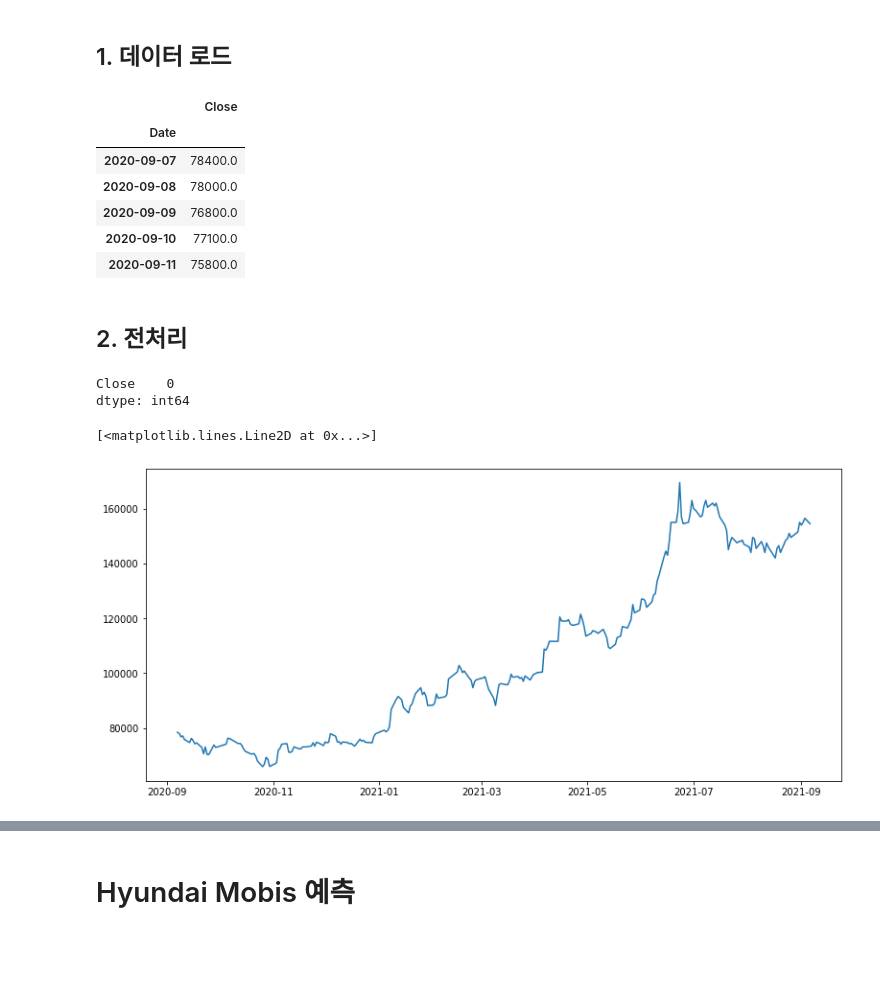
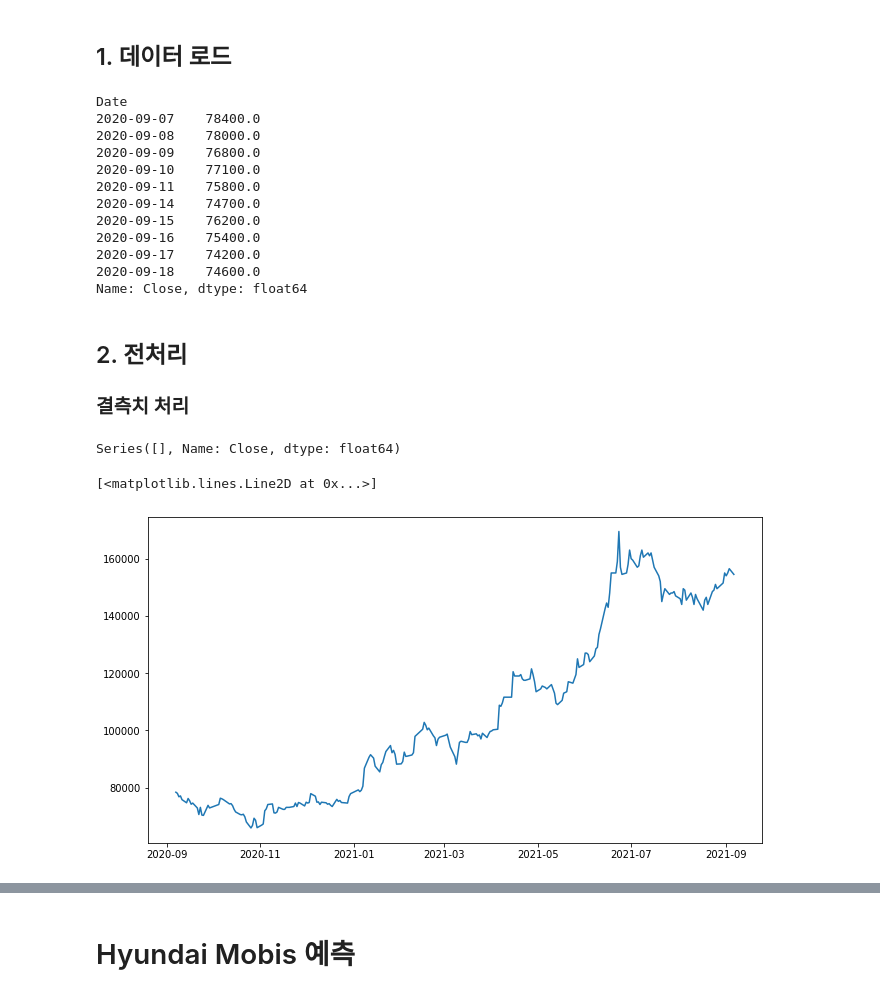
Before and after one commit to hyelimchoi1223/AIFFEL, a Jupyter notebook: exploration/[E-14]Predict_stock_using_ARIMA.ipynb, the cells around one changed output, grey strips where cells are left out. Cells and saved outputs as stored; diff of their text form; code cells hidden in the pictures; blank space fills up the shorter version.

```diff
--- a/exploration/[E-14]Predict_stock_using_ARIMA.ipynb
+++ b/exploration/[E-14]Predict_stock_using_ARIMA.ipynb
@@ -204,25 +400,30 @@ ts_log.index.min(), ts_log.index.max()
 ## 1. 데이터 로드
 # %%
 stockpath = os.getenv('HOME')+'/aiffel/stock_prediction/035720.KS.csv'
-ts = pd.read_csv(stockpath, index_col='Date', usecols=['Close','Date'],parse_dates=True)
-
-ts.head()
+ts = pd.read_csv(stockpath, index_col='Date', parse_dates=True)
+ts = ts['Close']
+ts.head(10)
 # %% [output]
-|  | Close |
-| Date |  |
-| 2020-09-07 | 78400.0 |
-| 2020-09-08 | 78000.0 |
-| 2020-09-09 | 76800.0 |
-| 2020-09-10 | 77100.0 |
-| 2020-09-11 | 75800.0 |
+Date
+2020-09-07    78400.0
+2020-09-08    78000.0
+2020-09-09    76800.0
+2020-09-10    77100.0
+2020-09-11    75800.0
+2020-09-14    74700.0
+2020-09-15    76200.0
+2020-09-16    75400.0
+2020-09-17    74200.0
+2020-09-18    74600.0
+Name: Close, dtype: float64
 # %% [markdown]
 ## 2. 전처리
+### 결측치 처리
 # %%
-ts=ts.interpolate()
-print(ts.isna().sum())
+ts=ts.interpolate(method='time')
+print(ts[ts.isna()])
 plt.plot(ts)
 # %% [output]
-Close    0
-dtype: int64
+Series([], Name: Close, dtype: float64)
 [<matplotlib.lines.Line2D at 0x...>]
-[figure, old version]
+[figure, new version]
```
Also changed, not shown: parts of 132 cells of this notebook.
